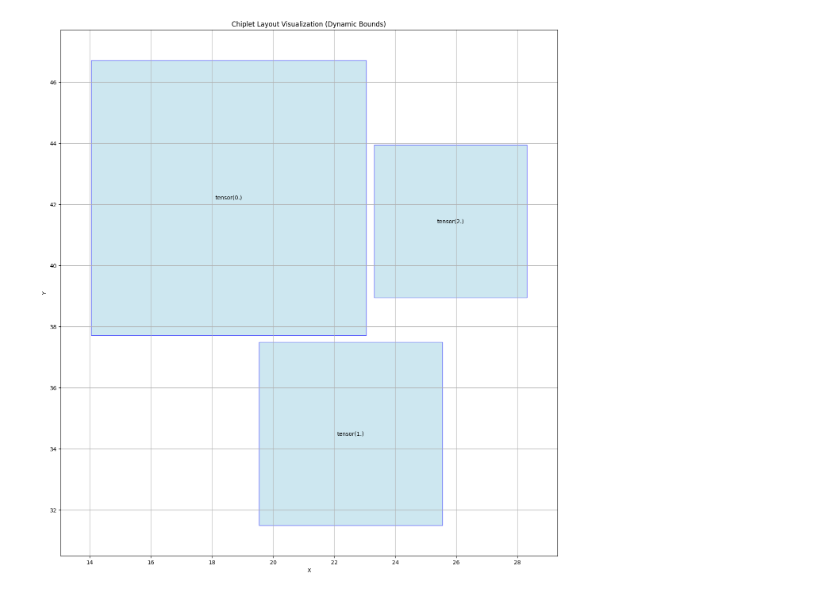
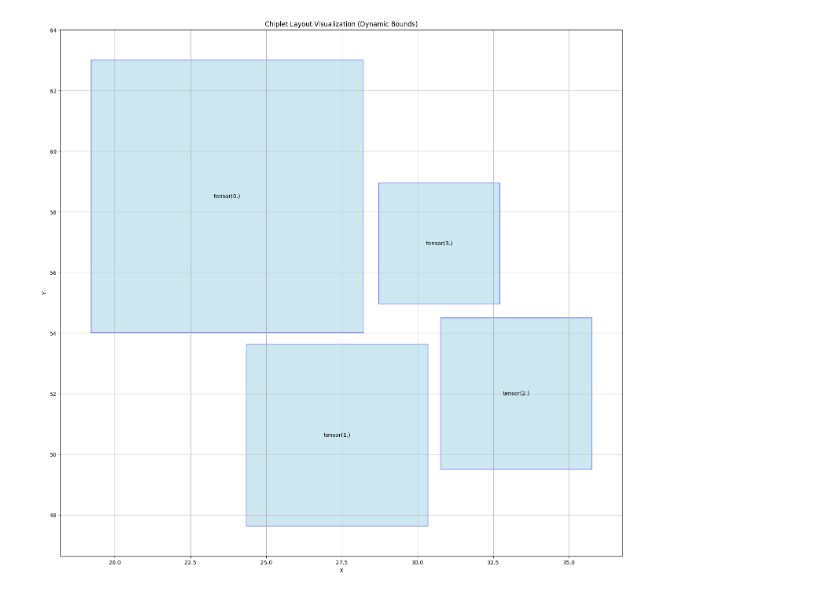
Before and after one commit to Claude216/CTAD2, a Jupyter notebook: stage2_1/SA02.ipynb, the cells around one changed output. Cells and saved outputs as stored; diff of their text form; code cells hidden in the pictures.

```diff
--- a/stage2_1/SA02.ipynb
+++ b/stage2_1/SA02.ipynb
@@ -632,7 +561,7 @@ raw_input = [
     [9, 9, 15, 140000000],
     [6, 6, 15, 300000000],
     [5, 5, 15, 80000000],
-    #[4, 4, 15, 120000000]
+    [4, 4, 15, 120000000]
 ]
 
 # 2. 构建 chiplets 字典
@@ -652,27 +581,19 @@ connectivity = [
     [(0, 1), 1],
     [(1, 2), 2],
     [(0, 2), 1],
-    #[(0, 3), 1]
+    [(0, 3), 1],
+    [(1, 3), 1],
+    [(2, 3), 1]
 ]
 
-# 4. 在运行 SA 前统一设置 fitness 权重（后续调参只需改这里）
-fitness_weights = {
-    'interconnect': 1.0,    # 连线长度权重：越短越好
-    'temp_uniformity': 1.0, # 温度均匀性权重：方差越小越好
-    'max_temp': 0.1,        # 最大温度权重：最高温越低越好
-    'spread': 0.2,          # 分散度权重：鼓励布局更均匀
-    'overlap': 10000.0      # 重叠惩罚权重：一旦重叠就强力惩罚
-}
-
-# 5. 运行 SA 优化器
-# 说明：保留 SA 的温控超参数，不改变“初始候选数量”相关设置
+# 4. 运行 SA 优化器
+# 说明：这里保留 SA 的温控超参数，不改变“初始候选数量”相关设置
 best_design, history = simulated_annealing_optimizer(
     chiplets=chiplets,
     connectivity=connectivity,
     initial_temp=5000,
     final_temp=0.01,
     alpha=0.995,
-    weights=fitness_weights,
     max_iter_estimate=20000
 )
 
@@ -690,26 +611,50 @@ def build_layout(best_positions, input_data):
     for row_i, row in enumerate(rows):
         x = round(float(row[0]), 4)
         y = round(float(row[1]), 4)
+
+        chip_idx = int(row_i)
         if len(row) >= 5:
-            chip_idx = int(round(float(row[4])))
-        else:
-            chip_idx = int(row_i)
+            idx_raw = float(row[4])
+            idx_int = int(idx_raw)
+            if abs(idx_raw - idx_int) <= 1e-6 and 0 <= idx_int < len(input_data):
+                chip_idx = idx_int
 
         if chip_idx < 0 or chip_idx >= len(input_data):
             raise ValueError(f"chip_idx out of range: {chip_idx}, valid [0, {len(input_data)-1}]")
 
-        width, height, h, power_density = input_data[chip_idx]
+        if len(row) >= 4:
+            width = float(row[2])
+            height = float(row[3])
+        else:
+            width = float(input_data[chip_idx][0])
+            height = float(input_data[chip_idx][1])
+
+        h = float(input_data[chip_idx][2])
+        power_density = float(input_data[chip_idx][3])
+
         layout.append([
             x,
             y,
-            float(width),
-            float(height),
-            float(h),
-            float(power_density),
+            width,
+            height,
+            h,
+            power_density,
             int(chip_idx),
         ])
+
+    for out_row in layout:
+        idx = int(out_row[6])
+        in_w = float(input_data[idx][0])
+        in_h = float(input_data[idx][1])
+        out_w = float(out_row[2])
+        out_h = float(out_row[3])
+
+        same_order = abs(out_w - in_w) <= 1e-6 and abs(out_h - in_h) <= 1e-6
+        swapped_order = abs(out_w - in_h) <= 1e-6 and abs(out_h - in_w) <= 1e-6
+        if not (same_order or swapped_order):
+            raise ValueError(f"width/height mismatch at chip_idx={idx}: output=({out_w}, {out_h}), input=({in_w}, {in_h})")
+
     return layout
-
 
 layout = build_layout(best_design, raw_input)
 print("\nSA best fitness layout (unified format):")
@@ -718,32 +663,6 @@ for row in layout:
     print(f"    {row},")
 print("]")
 
-final_breakdown = get_fitness_breakdown_cuda(
-    best_design,
-    connectivity,
-    chiplets,
-    weights=fitness_weights,
-)
-
-print("\n==================== SA Final Fitness Breakdown ====================")
-metric_items = [
-    ('interconnect', 'Interconnect'),
-    ('temp_uniformity', 'TempUniformity'),
-    ('max_temp', 'MaxTemp'),
-    ('spread', 'Spread'),
-    ('overlap', 'Overlap'),
-]
-total_score = final_breakdown['total']
-print(f"{'Metric':<15} {'Raw':>12} {'Weight':>12} {'Weighted':>14} {'Ratio(%)':>12}")
-for metric_key, metric_name in metric_items:
-    item = final_breakdown[metric_key]
-    ratio = (item['weighted'] / total_score * 100.0) if abs(total_score) > 1e-12 else 0.0
-    print(
-        f"{metric_name:<15} {item['raw']:>12.4f} {item['weight']:>12.4f} {item['weighted']:>14.4f} {ratio:>11.2f}%"
-    )
-print("-" * 78)
-total_ratio = 100.0 if abs(total_score) > 1e-12 else 0.0
-print(f"{'Total Fitness':<15} {'':>12} {'':>12} {total_score:>14.4f} {total_ratio:>11.2f}%")
 
 # 6. 可视化布局（避免 CUDA Tensor 直接转 numpy 报错）
 import matplotlib.pyplot as plt
@@ -765,15 +684,6 @@ else:
     final_iter = len(best_history) - 1
     final_best = float(best_history[-1])
 
-    import csv
-    sa_csv_path = "sa_fitness_history.csv"
-    with open(sa_csv_path, mode="w", newline="", encoding="utf-8-sig") as f:
-        writer = csv.writer(f)
-        writer.writerow(["iteration", "fitness"])
-        for iter_idx, score in enumerate(best_history):
-            writer.writerow([iter_idx, float(score)])
-    print(f"SA CSV exported: {sa_csv_path}")
-
     plt.figure(figsize=(10, 5))
     plt.plot(best_history, color='blue', linewidth=2, label='Best Fitness')
 
@@ -800 +711 @@ tensor([[14.0467, 37.7182,  9.0000,  9.0000,  0.0000],
-[figure, old version]
+[figure, new version]
```
Also changed, not shown: parts of 2 cells of this notebook, 4 other files.
